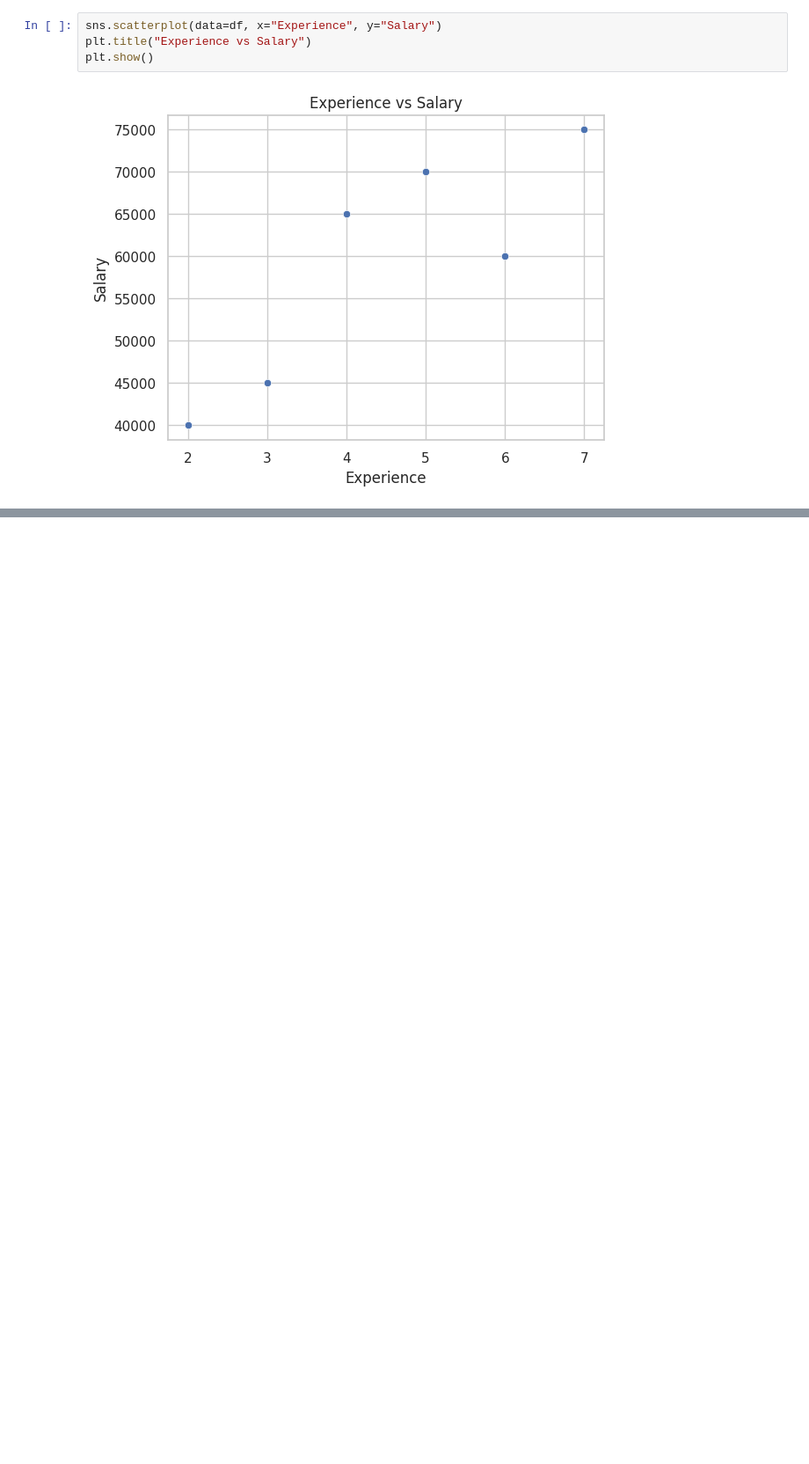
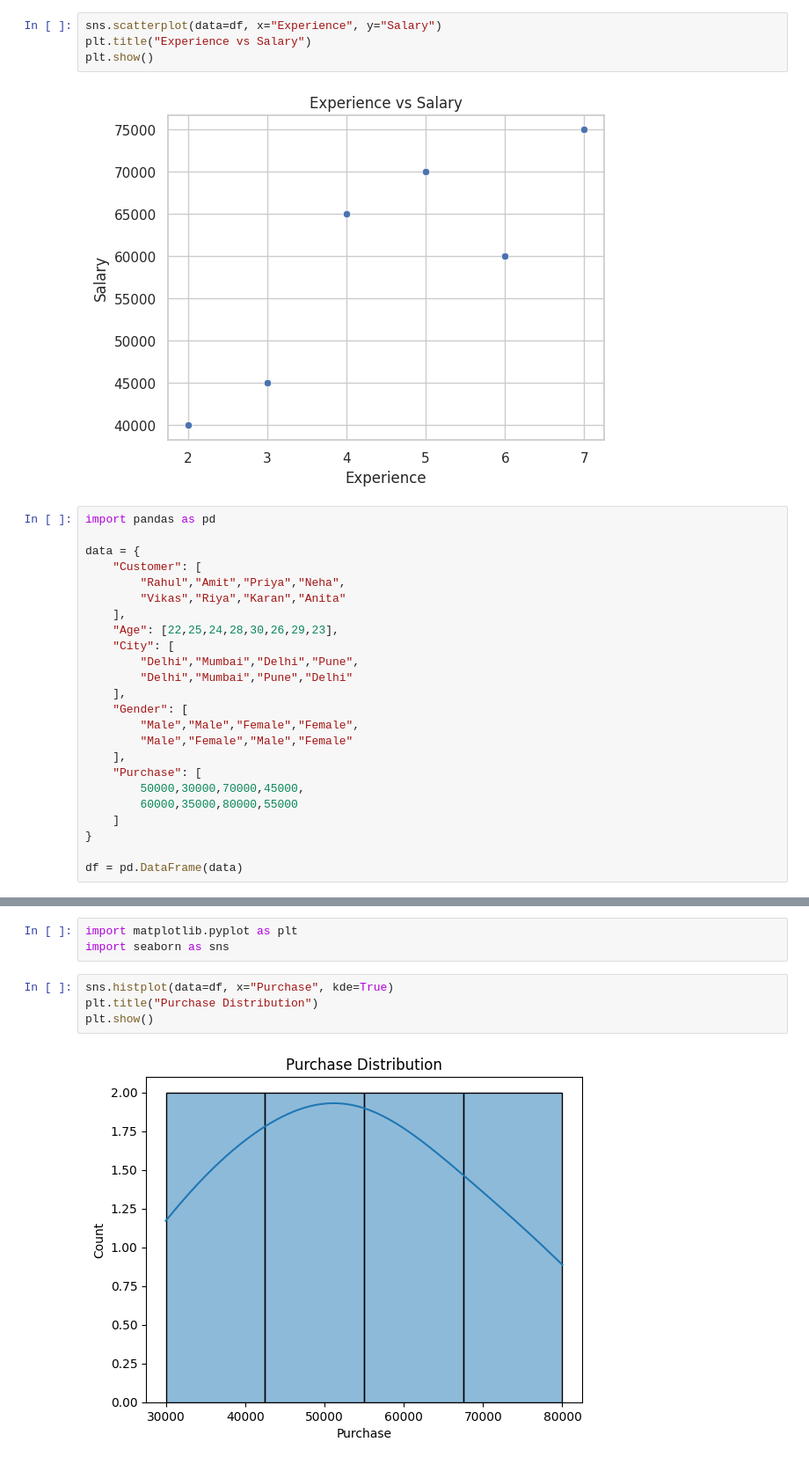
Before and after one commit to Prashantkumartalan43/Exercise, a Jupyter notebook: python_basics_week4.ipynb, the cells around one changed output, grey strips where cells are left out. Shown at 88% size. Saved outputs shown, nothing was run; the diff lists cells and outputs as text; blank space fills up the shorter version.

```diff
--- a/python_basics_week4.ipynb
+++ b/python_basics_week4.ipynb
@@ -434,3 +434,27 @@ plt.title("Experience vs Salary")
 plt.show()
 # %% [output]
 [figure]
+# %%
+import pandas as pd
+
+data = {
+    "Customer": [
+        "Rahul","Amit","Priya","Neha",
+        "Vikas","Riya","Karan","Anita"
+    ],
+    "Age": [22,25,24,28,30,26,29,23],
+    "City": [
+        "Delhi","Mumbai","Delhi","Pune",
+        "Delhi","Mumbai","Pune","Delhi"
+    ],
+    "Gender": [
+        "Male","Male","Female","Female",
+        "Male","Female","Male","Female"
+    ],
+    "Purchase": [
+        50000,30000,70000,45000,
+        60000,35000,80000,55000
+    ]
+}
+
+df = pd.DataFrame(data)
@@ -436,0 +528,9 @@ plt.show()
+# %%
+import matplotlib.pyplot as plt
+import seaborn as sns
+# %%
+sns.histplot(data=df, x="Purchase", kde=True)
+plt.title("Purchase Distribution")
+plt.show()
+# %% [output]
+[figure, added]
```
Also changed, not shown: parts of 11 cells of this notebook.
